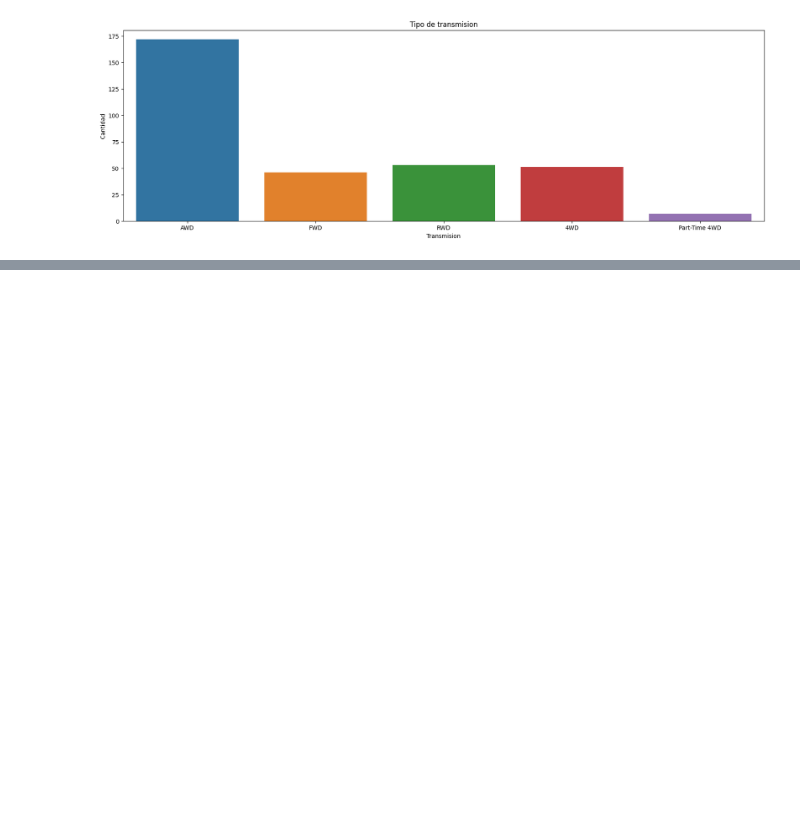
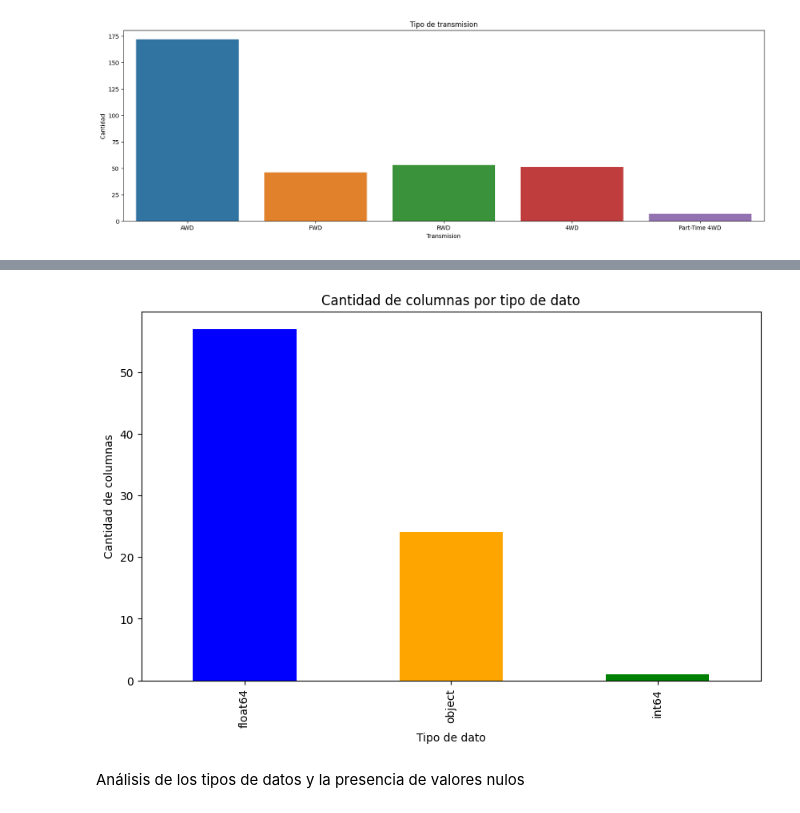
Before and after one commit to alanguev1/proyecto-final, a Jupyter notebook: Eda_preliminar.ipynb, the cells around one changed output, grey strips where cells are left out. Cells and saved outputs as stored; diff of their text form; code cells hidden in the pictures; blank space fills up the shorter version.

```diff
--- a/Eda_preliminar.ipynb
+++ b/Eda_preliminar.ipynb
@@ -737,0 +746,5 @@ plt.show()
+# %%
+# Ruta completa del archivo CSV
+archivo_csv = 'Vehicle Fuel Economy Data.csv'
+ruta_df_vehicle = os.path.join(ruta_colab, archivo_csv)
+df_vehicle = pd.read_csv(ruta_df_vehicle)
@@ -737,0 +802,15 @@ plt.show()
+# %%
+# Contar la cantidad de columnas de cada tipo de dato
+data_types = df_vehicle.dtypes.value_counts()
+
+# Crear el gráfico de barras
+plt.figure(figsize=(10, 6))
+data_types.plot(kind='bar', color=['blue', 'orange', 'green'])
+plt.xlabel('Tipo de dato')
+plt.ylabel('Cantidad de columnas')
+plt.title('Cantidad de columnas por tipo de dato')
+plt.show()
+# %% [output]
+[figure, added]
+# %% [markdown]
+Análisis de los tipos de datos y la presencia de valores nulos
```
Also changed, not shown: parts of 48 cells of this notebook.
